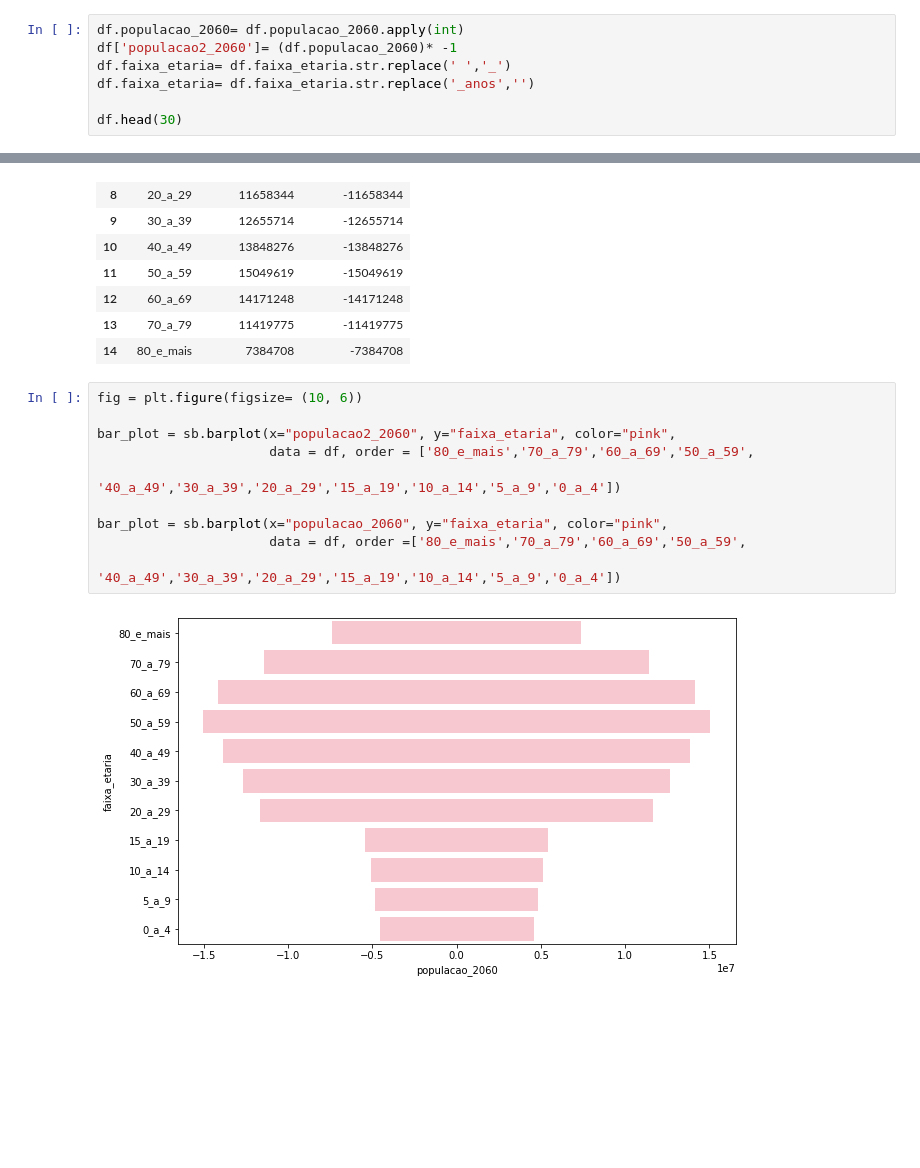
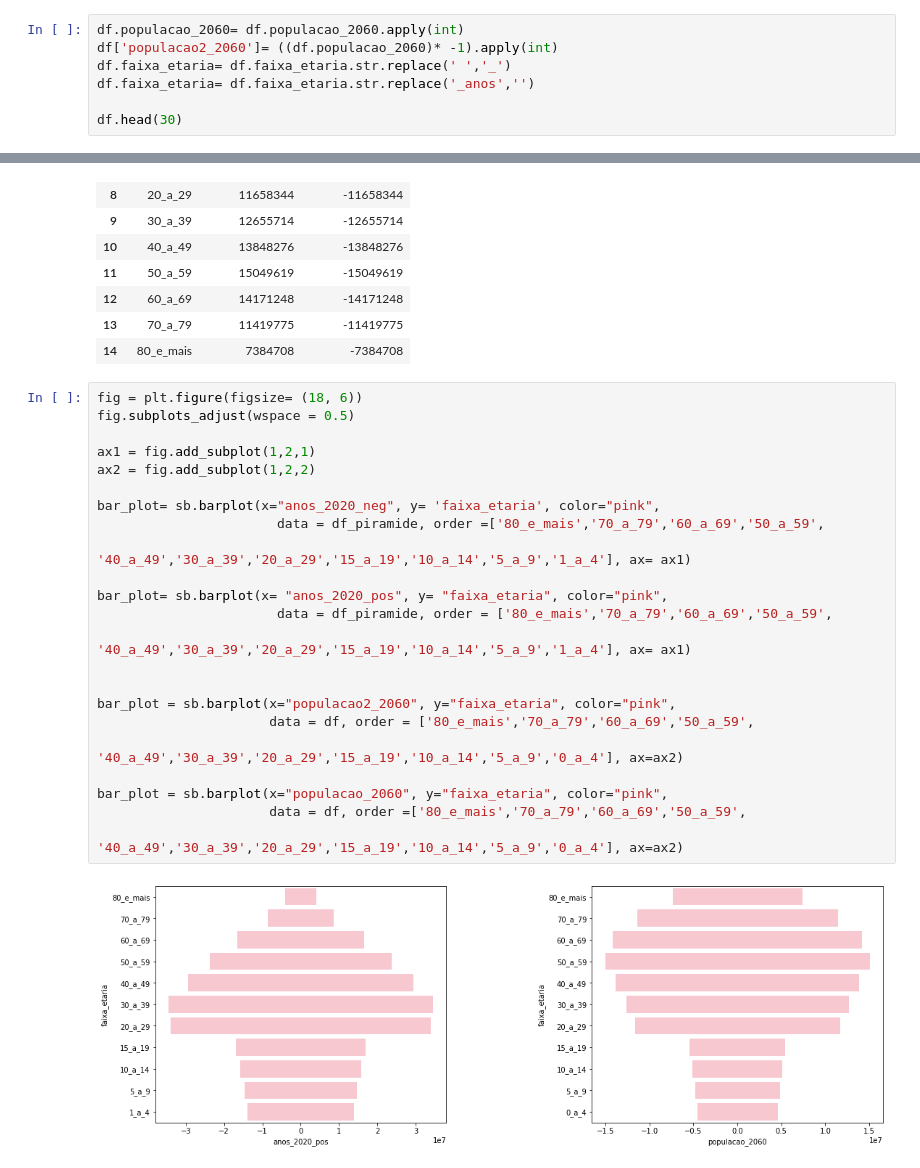
Before and after one commit to jp-data/breves-analises, a Jupyter notebook: Previdência_social_brasileira.ipynb, the cells around one changed output, grey strips where cells are left out. Cells and saved outputs as stored; diff of their text form; blank space fills up the shorter version.

```diff
--- a/Previdência_social_brasileira.ipynb
+++ b/Previdência_social_brasileira.ipynb
@@ -945,7 +939,7 @@ populacao_2060    object
 dtype: object
 # %%
 df.populacao_2060= df.populacao_2060.apply(int)
-df['populacao2_2060']= (df.populacao_2060)* -1
+df['populacao2_2060']= ((df.populacao_2060)* -1).apply(int)
 df.faixa_etaria= df.faixa_etaria.str.replace(' ','_')
 df.faixa_etaria= df.faixa_etaria.str.replace('_anos','')
 
@@ -964,14 +958,27 @@ df.head(30)
 | 13 | 70_a_79 | 11419775 | -11419775 |
 | 14 | 80_e_mais | 7384708 | -7384708 |
 # %%
-fig = plt.figure(figsize= (10, 6))
+fig = plt.figure(figsize= (18, 6))
+fig.subplots_adjust(wspace = 0.5)
+
+ax1 = fig.add_subplot(1,2,1)
+ax2 = fig.add_subplot(1,2,2)
+
+bar_plot= sb.barplot(x="anos_2020_neg", y= 'faixa_etaria', color="pink",
+                       data = df_piramide, order =['80_e_mais','70_a_79','60_a_69','50_a_59',
+                                                  '40_a_49','30_a_39','20_a_29','15_a_19','10_a_14','5_a_9','1_a_4'], ax= ax1)
+
+bar_plot= sb.barplot(x= "anos_2020_pos", y= "faixa_etaria", color="pink",
+                       data = df_piramide, order = ['80_e_mais','70_a_79','60_a_69','50_a_59',
+                                                  '40_a_49','30_a_39','20_a_29','15_a_19','10_a_14','5_a_9','1_a_4'], ax= ax1)
+
 
 bar_plot = sb.barplot(x="populacao2_2060", y="faixa_etaria", color="pink",
                       data = df, order = ['80_e_mais','70_a_79','60_a_69','50_a_59',
-                                                  '40_a_49','30_a_39','20_a_29','15_a_19','10_a_14','5_a_9','0_a_4'])
+                                                  '40_a_49','30_a_39','20_a_29','15_a_19','10_a_14','5_a_9','0_a_4'], ax=ax2)
 
 bar_plot = sb.barplot(x="populacao_2060", y="faixa_etaria", color="pink",
                       data = df, order =['80_e_mais','70_a_79','60_a_69','50_a_59',
-                                                  '40_a_49','30_a_39','20_a_29','15_a_19','10_a_14','5_a_9','0_a_4'])
+                                                  '40_a_49','30_a_39','20_a_29','15_a_19','10_a_14','5_a_9','0_a_4'], ax=ax2)
 # %% [output]
-[figure, old version]
+[figure, new version]
```
Also changed, not shown: parts of 5 cells of this notebook.
